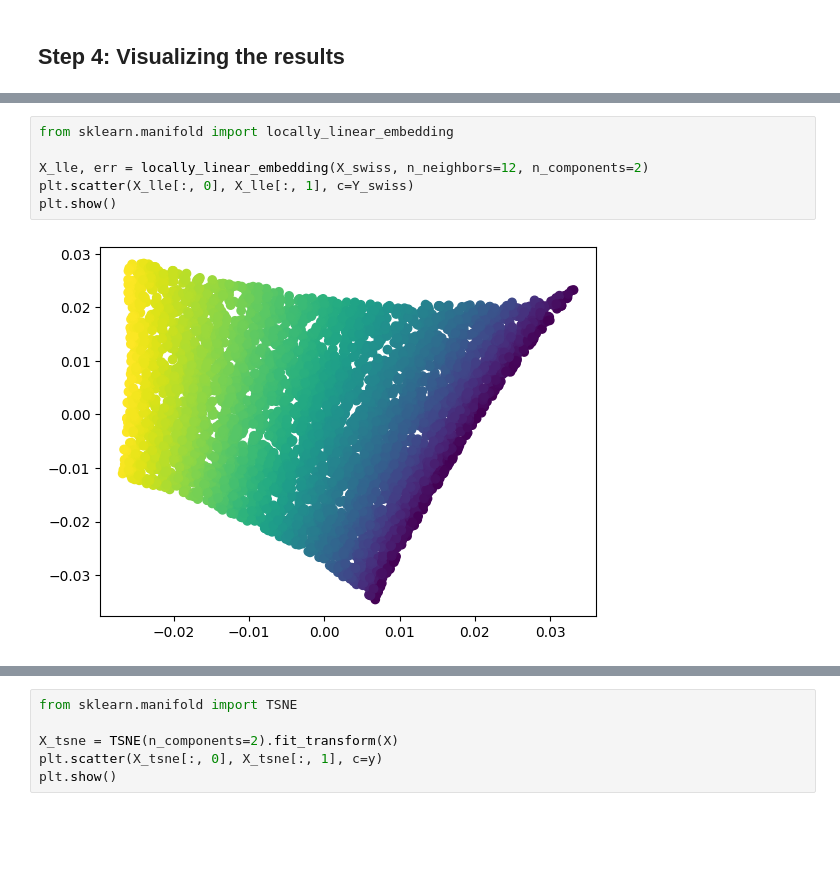
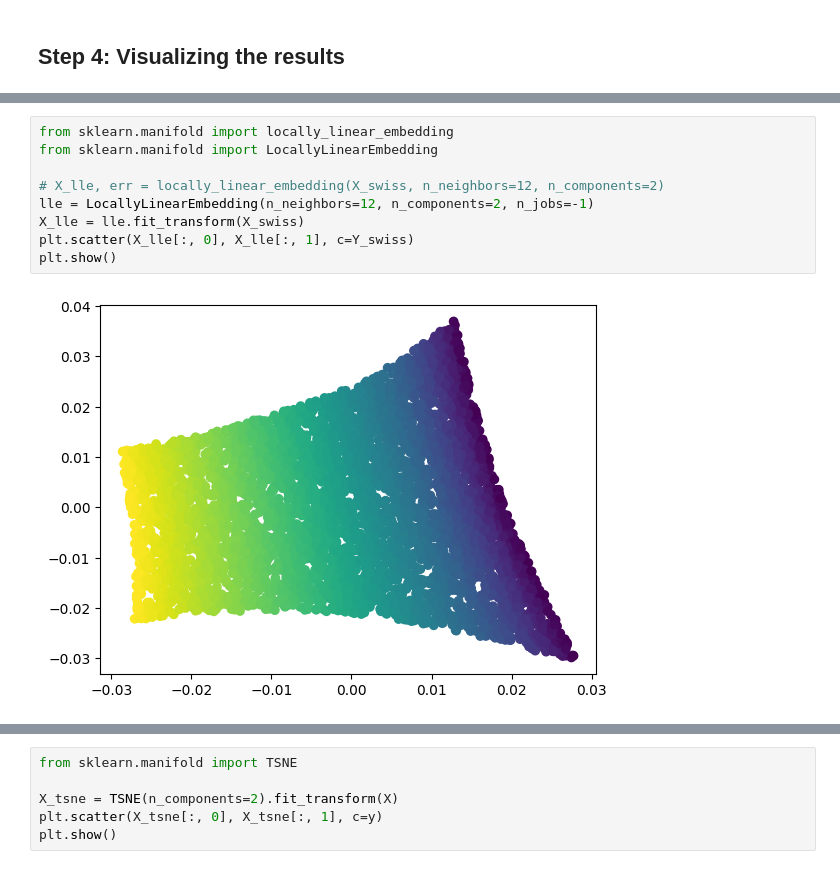
Before and after one commit to thomasverardo/NPE, a Jupyter notebook: NPE_implementation.ipynb, the cells around one changed output, grey strips where cells are left out. Saved outputs shown, nothing was run; the diff lists cells and outputs as text; blank space fills up the shorter version.

```diff
--- a/NPE_implementation.ipynb
+++ b/NPE_implementation.ipynb
@@ -302,8 +366,11 @@ plt.show()
 # %%
 from sklearn.manifold import locally_linear_embedding
+from sklearn.manifold import LocallyLinearEmbedding
 
-X_lle, err = locally_linear_embedding(X_swiss, n_neighbors=12, n_components=2)
+# X_lle, err = locally_linear_embedding(X_swiss, n_neighbors=12, n_components=2)
+lle = LocallyLinearEmbedding(n_neighbors=12, n_components=2, n_jobs=-1)
+X_lle = lle.fit_transform(X_swiss)
 plt.scatter(X_lle[:, 0], X_lle[:, 1], c=Y_swiss)
 plt.show()
 # %% [output]
-[figure, old version]
+[figure, new version]
```
Also changed, not shown: parts of 21 cells of this notebook, 2 other files.
